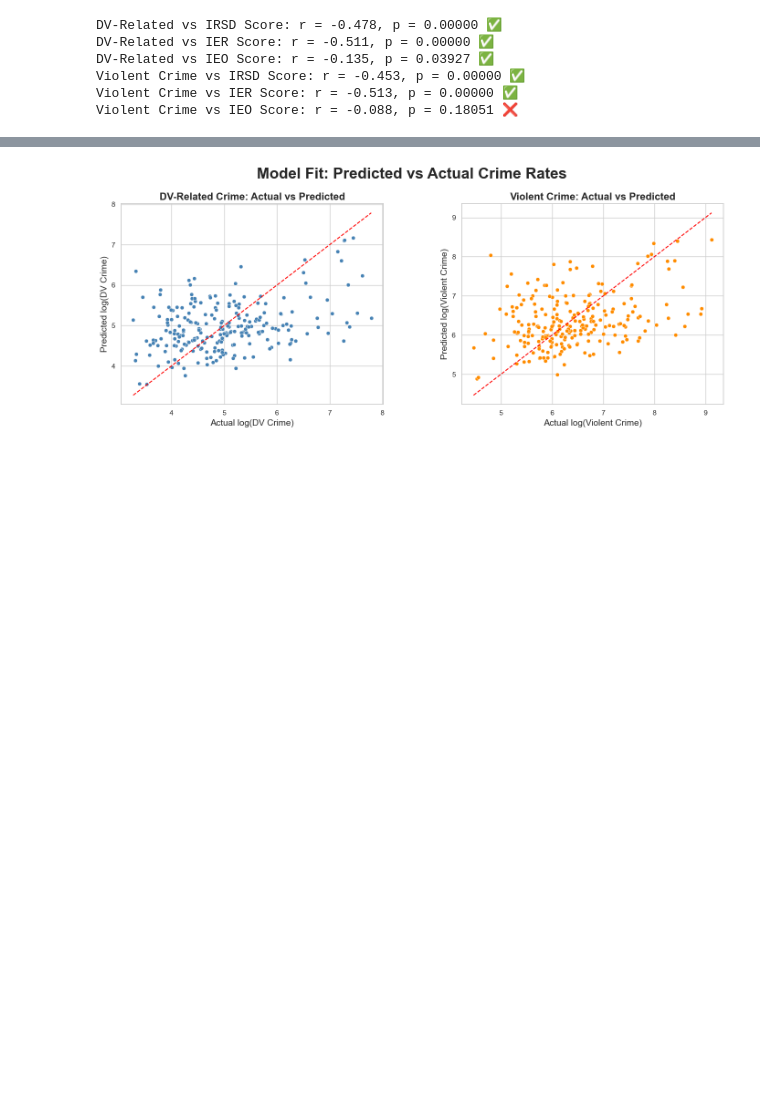
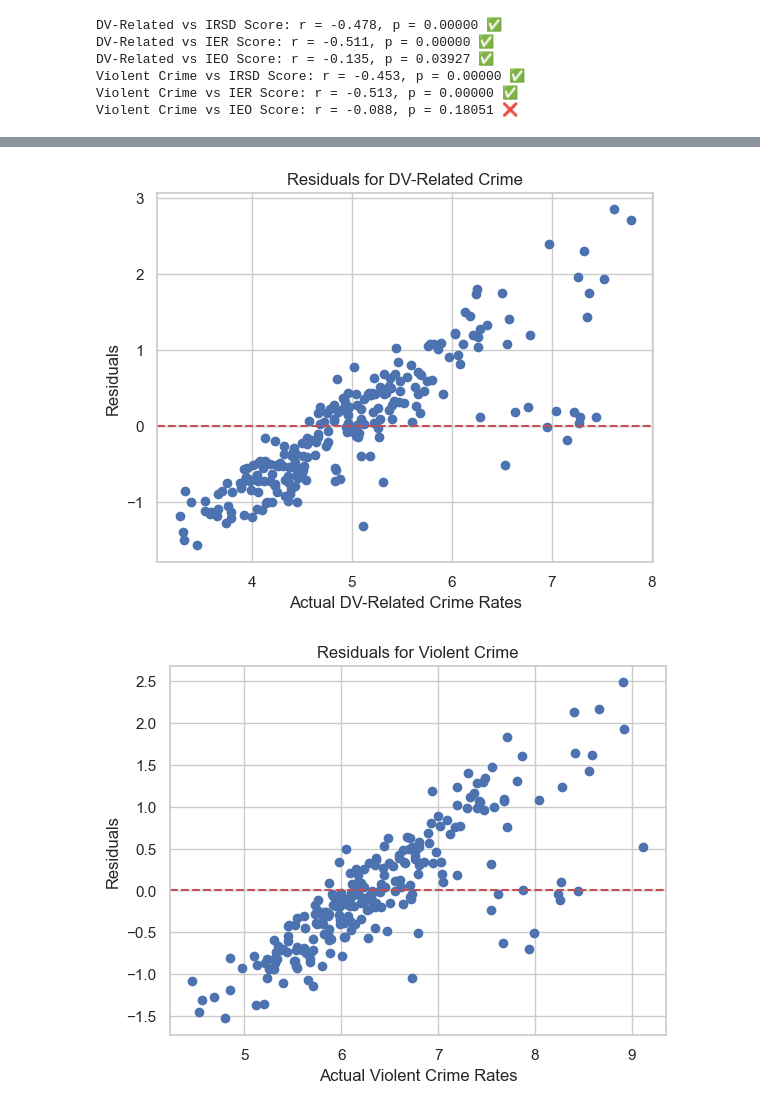
Before and after one commit to davimeloni/qld-seifa-crime-analysis, a Jupyter notebook: notebooks/learning_exploration_analysis.ipynb, the cells around one changed output, grey strips where cells are left out. Drawn from its saved outputs; the diff is of its cells as text; code cells hidden in the pictures; blank space fills up the shorter version.

Commit message:
updated models used in the analysis due to multicollinearity - still need to work on the report

```diff
--- a/notebooks/exploration_analysis.ipynb
+++ b/notebooks/learning_exploration_analysis.ipynb
@@ -370,38 +374,30 @@ Notes:
 # %%
-# Get the predicted values
-y_pred_log_DV_Crime = model_dv.predict(X)  # Predictions for log_DV_Crime
-y_pred_log_Violent_Crime = model_violent.predict(X)  # Predictions for log_Violent_Crime
-# Get the residuals
-residuals_log_DV_Crime = model_dv.resid  # Residuals for log_DV_Crime
-residuals_log_Violent_Crime = model_violent.resid  # Residuals for log_Violent_Crime
+# Make predictions
+predictions_dv = model_dv.predict(X)  # Predict for DV-related crime
+predictions_violent = model_violent.predict(X)  # Predict for Violent Crime
+
+# Compare predictions with actual values (assuming actual values are in 'y')
+comparison_dv = pd.DataFrame({'Actual': y_dv, 'Predicted': predictions_dv})
+comparison_violent = pd.DataFrame({'Actual': y_vc, 'Predicted': predictions_violent})
+# Residuals (errors)
+residuals_dv = y_dv - predictions_dv
+residuals_violent = y_vc - predictions_violent
 # %%
-# Set up the matplotlib figure
-fig, axes = plt.subplots(1, 2, figsize=(14, 6))
 
-# Plot for DV-Related Crime
-sns.scatterplot(x=y_actual_log_DV_Crime, y=y_pred_log_DV_Crime, ax=axes[0], color='steelblue')
-axes[0].plot([y_actual_log_DV_Crime.min(), y_actual_log_DV_Crime.max()],
-             [y_actual_log_DV_Crime.min(), y_actual_log_DV_Crime.max()], color='red', linestyle='--')
-axes[0].set_title('DV-Related Crime: Actual vs Predicted', fontsize=16, fontweight='bold')
-axes[0].set_xlabel('Actual log(DV Crime)', fontsize=14)
-axes[0].set_ylabel('Predicted log(DV Crime)', fontsize=14)
-axes[0].grid(True)
+plt.scatter(y_dv, residuals_dv)
+plt.axhline(y=0, color='r', linestyle='--')
+plt.title('Residuals for DV-Related Crime')
+plt.xlabel('Actual DV-Related Crime Rates')
+plt.ylabel('Residuals')
+plt.show()
 
-# Plot for Violent Crime
-sns.scatterplot(x=y_actual_log_Violent_Crime, y=y_pred_log_Violent_Crime, ax=axes[1], color='darkorange')
-axes[1].plot([y_actual_log_Violent_Crime.min(), y_actual_log_Violent_Crime.max()],
-             [y_actual_log_Violent_Crime.min(), y_actual_log_Violent_Crime.max()], color='red', linestyle='--')
-axes[1].set_title('Violent Crime: Actual vs Predicted', fontsize=16, fontweight='bold')
-axes[1].set_xlabel('Actual log(Violent Crime)', fontsize=14)
-axes[1].set_ylabel('Predicted log(Violent Crime)', fontsize=14)
-axes[1].grid(True)
-
-fig.suptitle("Model Fit: Predicted vs Actual Crime Rates", fontsize=24, fontweight='bold')
-
-plt.tight_layout()
-plt.subplots_adjust(wspace=0.3)
-plt.savefig('../plots/actual_vs_predicted_crimes_by_seifa_score.png', dpi=300, bbox_inches='tight')
+plt.scatter(y_vc, residuals_violent)
+plt.axhline(y=0, color='r', linestyle='--')
+plt.title('Residuals for Violent Crime')
+plt.xlabel('Actual Violent Crime Rates')
+plt.ylabel('Residuals')
 plt.show()
 # %% [output]
-[figure, old version]
+[figure, new version]
+[figure, added]
 # %%
```
Also changed, not shown: parts of 20 cells of this notebook, 21 other files.
